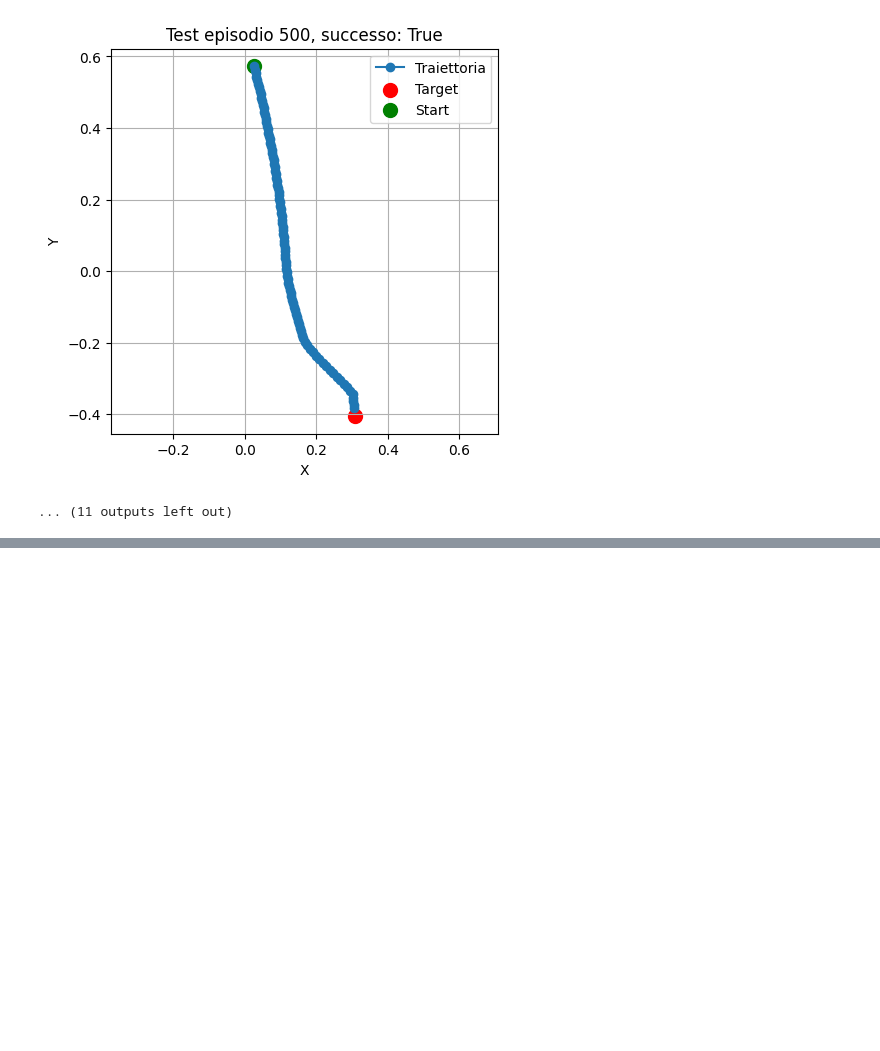
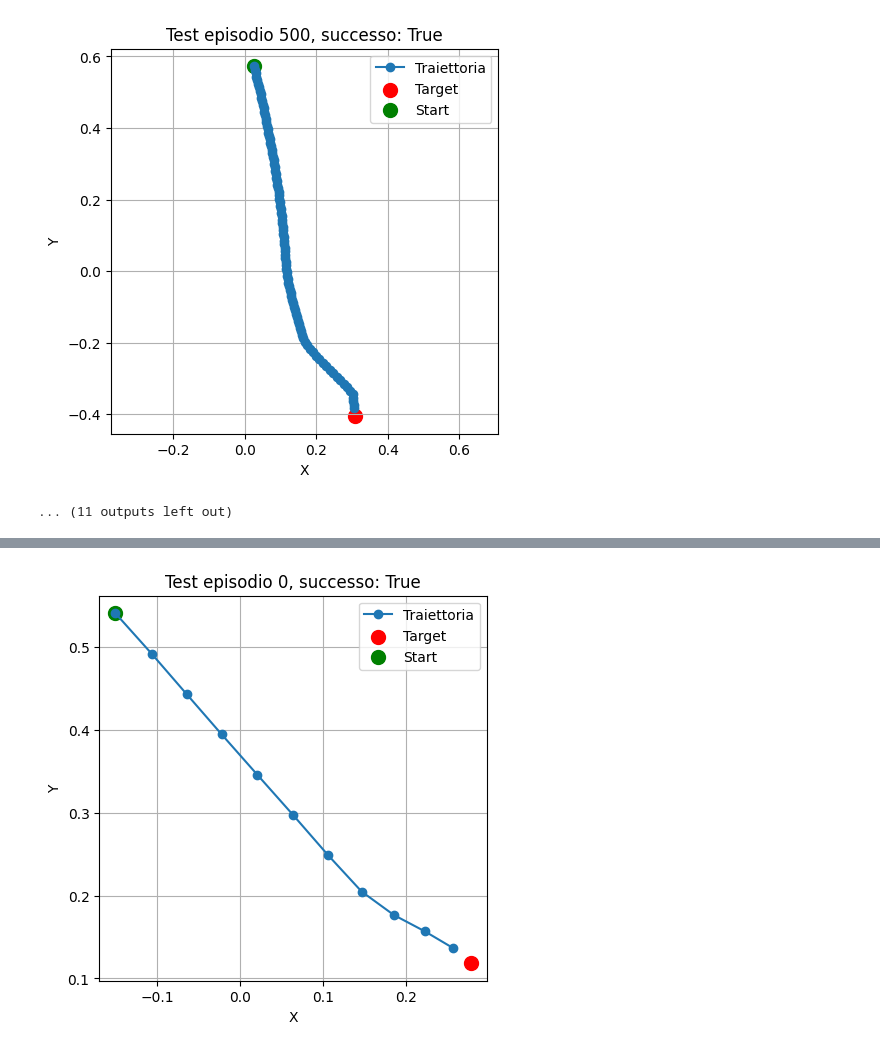
Before and after one commit to EdoardoZappia/RL_tracking, a Jupyter notebook: ddpg.ipynb, the cells around one changed output, grey strips where cells are left out. Drawn from its saved outputs; the diff is of its cells as text; code cells hidden in the pictures; blank space fills up the shorter version.

```diff
--- a/ddpg.ipynb
+++ b/ddpg.ipynb
@@ -534,3 +534,84 @@ if __name__ == "__main__":
 [Episode 500] Steps: 99, Final distance: 0.0143, Success: True
 [figure]
 ... (11 outputs left out)
+# %%
+import os
+import torch
+import numpy as np
+import matplotlib.pyplot as plt
+from environment import TrackingEnv
+from ddpg import DDPGAgent
+
+def load_agent(checkpoint_path, env=None):
+    if env is None:
+        env = TrackingEnv()
+    state_dim = env.observation_space.shape[0]
+    action_dim = env.action_space.shape[0]
+    agent = DDPGAgent(state_dim, action_dim)
+
+    checkpoint = torch.load(checkpoint_path, map_location=torch.device('cpu'))
+    agent.actor.load_state_dict(checkpoint['actor_state_dict'])
+    agent.critic.load_state_dict(checkpoint['critic_state_dict'])
+
+    agent.eval()  # Imposta .eval() anche sui moduli interni (se serve, aggiungi)
+    return agent
+
+def test_agent_with_random_targets(agent, env=None, num_episodes=1001, tolerance=0.02):
+    if env is None:
+        env = TrackingEnv()
+
+    final_distances = []
+    success_counter = 0
+
+    for ep in range(num_episodes):
+        state, _ = env.reset()
+        state = torch.tensor(state, dtype=torch.float32)
+        done = False
+        step = 0
+        trajectory = []
+
+        while not done:
+            trajectory.append(state[:2].detach().numpy())
+            with torch.no_grad():
+                action = agent.actor(state, training=False).detach().numpy()  # Nessun rumore
+            next_state, _, done, truncated, _, _ = env.step(action)
+            next_state = torch.tensor(next_state, dtype=torch.float32)
+
+            if torch.norm(next_state[:2] - next_state[2:4]) < tolerance or truncated:
+                done = True
+
+            state = next_state
+            step += 1
+
+        final_dist = np.linalg.norm(state[:2] - state[2:4])
+        final_distances.append(final_dist)
+        success = final_dist < tolerance
+        if success:
+            success_counter += 1
+
+        print(f"[Episode {ep}] Steps: {step}, Final distance: {final_dist:.4f}, Success: {success}")
+
+        if ep % 100 == 0:
+            # Plot e salva la traiettoria
+            trajectory = np.array(trajectory)
+            plt.figure(figsize=(5, 5))
+            plt.plot(trajectory[:, 0], trajectory[:, 1], marker='o', label="Traiettoria")
+            plt.scatter(*state[2:4], color='red', label='Target', s=100)
+            plt.scatter(trajectory[0, 0], trajectory[0, 1], color='green', label='Start', s=100)
+            plt.title(f"Test episodio {ep}, successo: {success}")
+            plt.xlabel("X")
+            plt.ylabel("Y")
+            plt.legend()
+            plt.grid()
+            plt.axis('equal')
+            plt.show()
+
+    env.close()
+    print(f"\nMedia distanza finale: {np.mean(final_distances):.4f}")
+    print(f"Numero successi: {success_counter} / {num_episodes}")
+
+if __name__ == "__main__":
+    checkpoint = "runs/ddpg_run_static_target_noise20250412_173040/checkpoint_ep6000.pth"
+    agent = load_agent(checkpoint)
+    test_agent_with_random_targets(agent)
+# %% [output]
@@ -536,0 +619 @@ if __name__ == "__main__":
+[figure, added]
```
Also changed, not shown: parts of 1 cell of this notebook, 1 other file.
